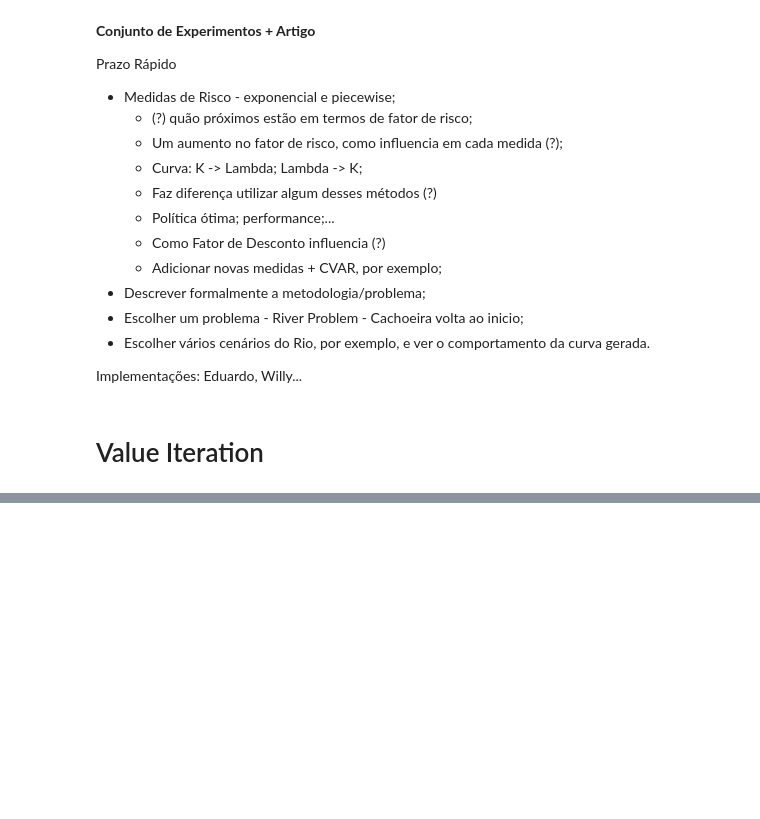
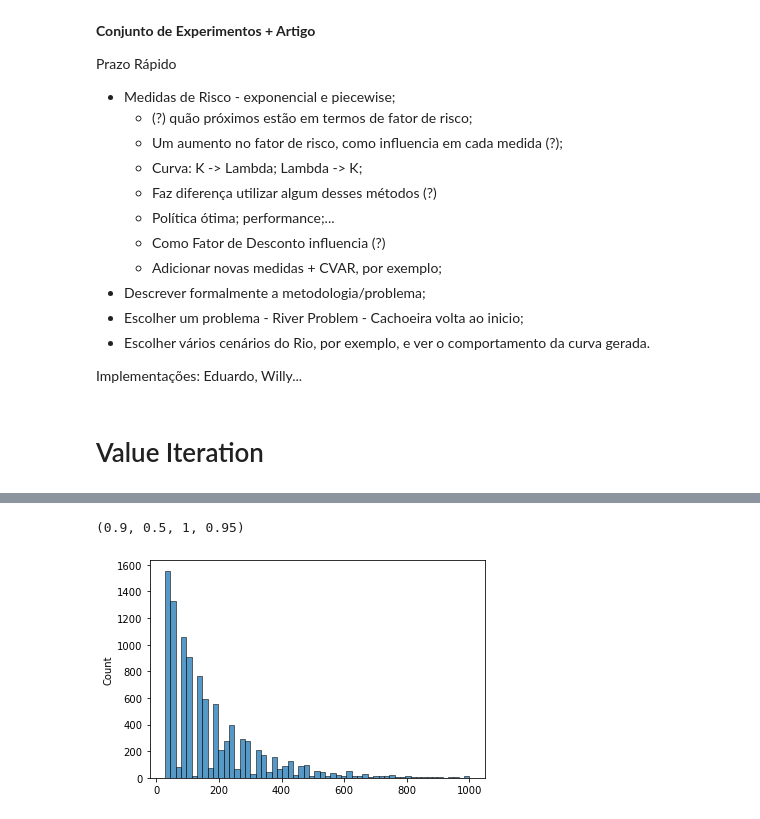
Before and after one commit to igormiyamura/ppgsi_riskaverse_rl, a Jupyter notebook: notebooks/1_Experimentos.ipynb, the cells around one changed output, grey strips where cells are left out. Saved outputs shown, nothing was run; the diff lists cells and outputs as text; code cells hidden in the pictures; blank space fills up the shorter version.

```diff
--- a/notebooks/1_Experimentos.ipynb
+++ b/notebooks/1_Experimentos.ipynb
@@ -204,0 +310,25 @@ Tempo de Execução: 1.9635021686553955s
+# %%
+# --------------------------------------------------------------------
+# Gerando simulações para RS-MDP with Exponential Utility Function ---
+# --------------------------------------------------------------------
+
+nm_model = 'EXP-UTILITY_RSMDP'
+total_simulations = 10000
+average_costs, std_costs, dict_costs = {}, {}, {}
+
+for key in RSMDP.keys():
+    print(f'Processando [{key}]', end='\r')
+    ac = AverageCosts(RSMDP[key], costs, give_up=1000)
+    res_costs, res_it = ac.run_simulations(total_simulations)
+    lst_costs = [c[1] for c in res_costs.items()]
+
+    dict_costs[key] = lst_costs
+    average_costs[key] = np.mean(lst_costs)
+    std_costs[key] = np.std(lst_costs)
+
+RSMDP_std_costs = build_res_dataframe_RSMDP(std_costs, ['Keys', 'Std'],
+                                      nm_file=f'SAIDA_STD_{nm_model}.xlsx', model=nm_model)\
+                                      .sort_values(by=['RiverFlow', 'Lambda'])
+RSMDP_average_costs = build_res_dataframe_RSMDP(average_costs, ['Keys', 'Mean'],
+                                          nm_file=f'SAIDA_MEAN_{nm_model}.xlsx', model=nm_model)\
+                                      .sort_values(by=['RiverFlow', 'Lambda'])
@@ -204,0 +358,6 @@ Tempo de Execução: 1.9635021686553955s
+# %%
+print(list(dict_costs.keys())[-6])
+p = sns.histplot(dict_costs[(0.9, 0.5, 1, 0.95)])
+# %% [output]
+(0.9, 0.5, 1, 0.95)
+[figure, added]
```
Also changed, not shown: parts of 31 cells of this notebook, 10 other files.
